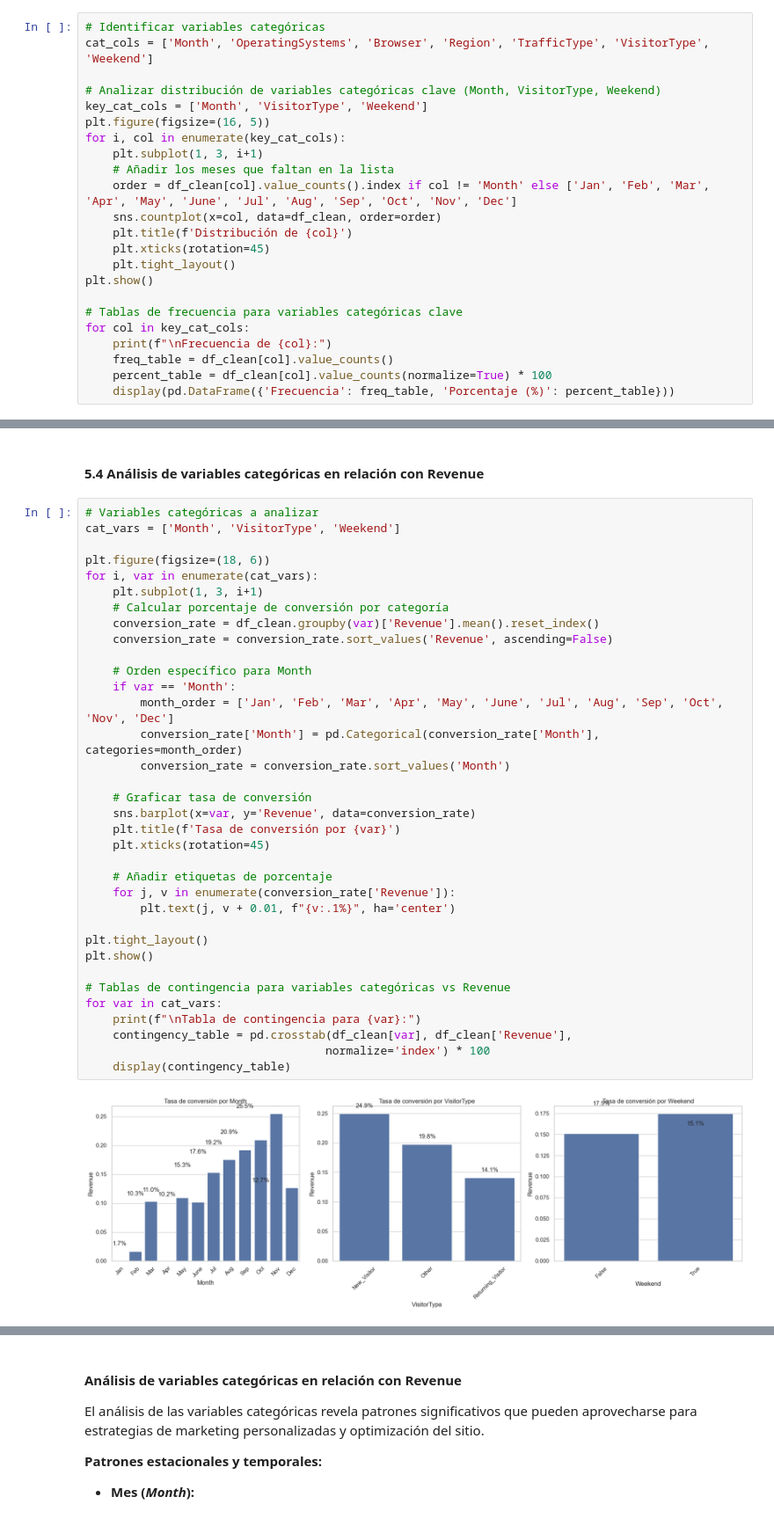
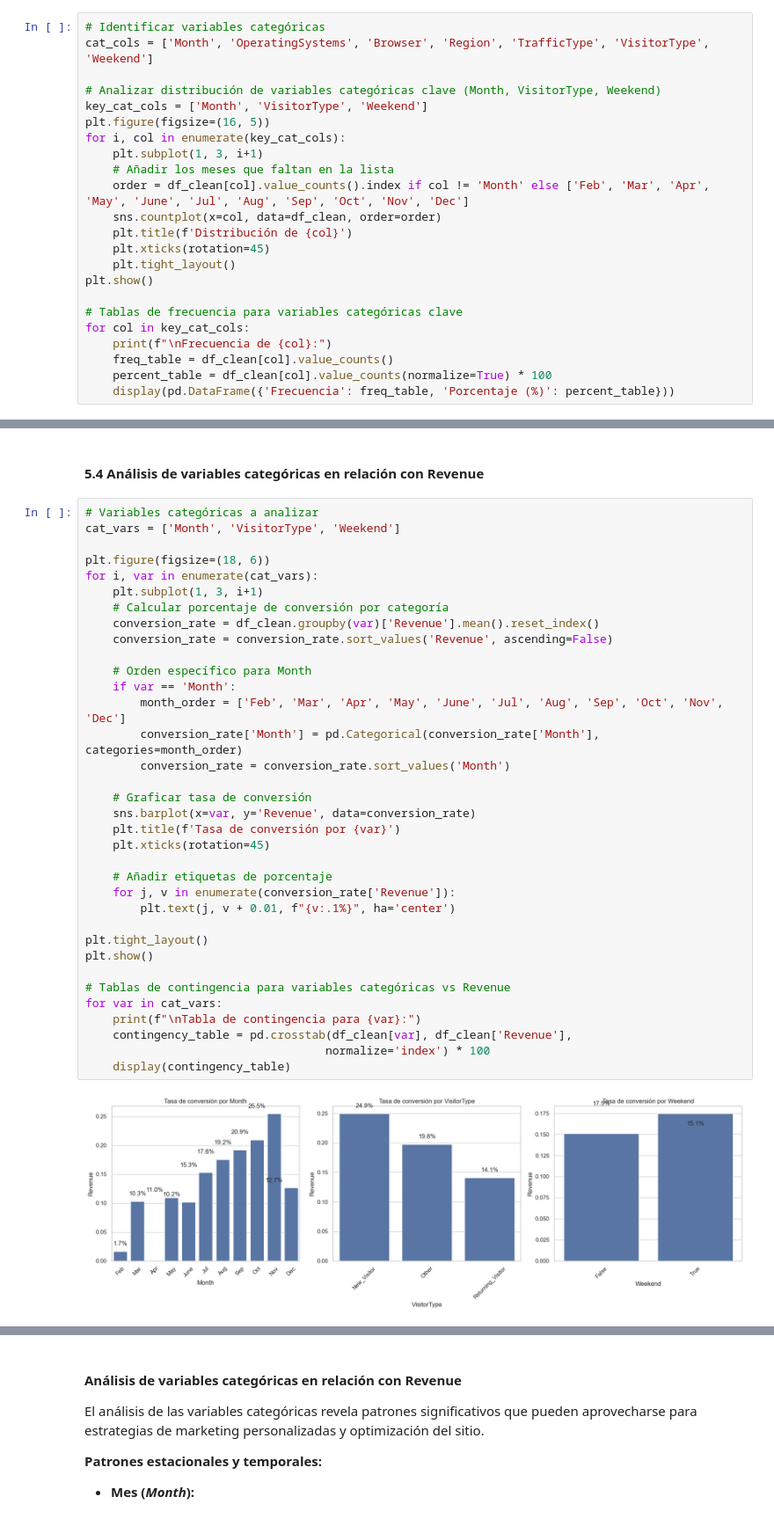
Before and after one commit to Bootcamp-IA-P4/Proyecto-Clasificaci-n_grupo6, a Jupyter notebook: notebooks/eda_shoppers_explained_and_with_business_idea.ipynb, the cells around one changed output, grey strips where cells are left out. Shown at 88% size. Saved outputs shown, nothing was run; the diff lists cells and outputs as text.

```diff
--- a/notebooks/eda_shoppers_explained_and_with_business_idea.ipynb
+++ b/notebooks/eda_shoppers_explained_and_with_business_idea.ipynb
@@ -346,7 +351,7 @@ plt.figure(figsize=(16, 5))
 for i, col in enumerate(key_cat_cols):
     plt.subplot(1, 3, i+1)
     # Añadir los meses que faltan en la lista
-    order = df_clean[col].value_counts().index if col != 'Month' else ['Jan', 'Feb', 'Mar', 'Apr', 'May', 'June', 'Jul', 'Aug', 'Sep', 'Oct', 'Nov', 'Dec']
+    order = df_clean[col].value_counts().index if col != 'Month' else ['Feb', 'Mar', 'Apr', 'May', 'June', 'Jul', 'Aug', 'Sep', 'Oct', 'Nov', 'Dec']
     sns.countplot(x=col, data=df_clean, order=order)
     plt.title(f'Distribución de {col}')
     plt.xticks(rotation=45)
@@ -946,35 +951,35 @@ plt.figure(figsize=(18, 6))
 for i, var in enumerate(cat_vars):
     plt.subplot(1, 3, i+1)
     # Calcular porcentaje de conversión por categoría
     conversion_rate = df_clean.groupby(var)['Revenue'].mean().reset_index()
     conversion_rate = conversion_rate.sort_values('Revenue', ascending=False)
 
     # Orden específico para Month
     if var == 'Month':
-        month_order = ['Jan', 'Feb', 'Mar', 'Apr', 'May', 'June', 'Jul', 'Aug', 'Sep', 'Oct', 'Nov', 'Dec']
+        month_order = ['Feb', 'Mar', 'Apr', 'May', 'June', 'Jul', 'Aug', 'Sep', 'Oct', 'Nov', 'Dec']
         conversion_rate['Month'] = pd.Categorical(conversion_rate['Month'], categories=month_order)
         conversion_rate = conversion_rate.sort_values('Month')
 
     # Graficar tasa de conversión
     sns.barplot(x=var, y='Revenue', data=conversion_rate)
     plt.title(f'Tasa de conversión por {var}')
     plt.xticks(rotation=45)
 
     # Añadir etiquetas de porcentaje
     for j, v in enumerate(conversion_rate['Revenue']):
         plt.text(j, v + 0.01, f"{v:.1%}", ha='center')
 
 plt.tight_layout()
 plt.show()
 
 # Tablas de contingencia para variables categóricas vs Revenue
 for var in cat_vars:
     print(f"\nTabla de contingencia para {var}:")
     contingency_table = pd.crosstab(df_clean[var], df_clean['Revenue'],
                                    normalize='index') * 100
     display(contingency_table)
 # %% [output]
-[figure, old version]
+[figure, new version]
 Tabla de contingencia para Month:
 | Revenue | False | True |
 | Month |  |  |
```
Also changed, not shown: parts of 4 cells of this notebook.
